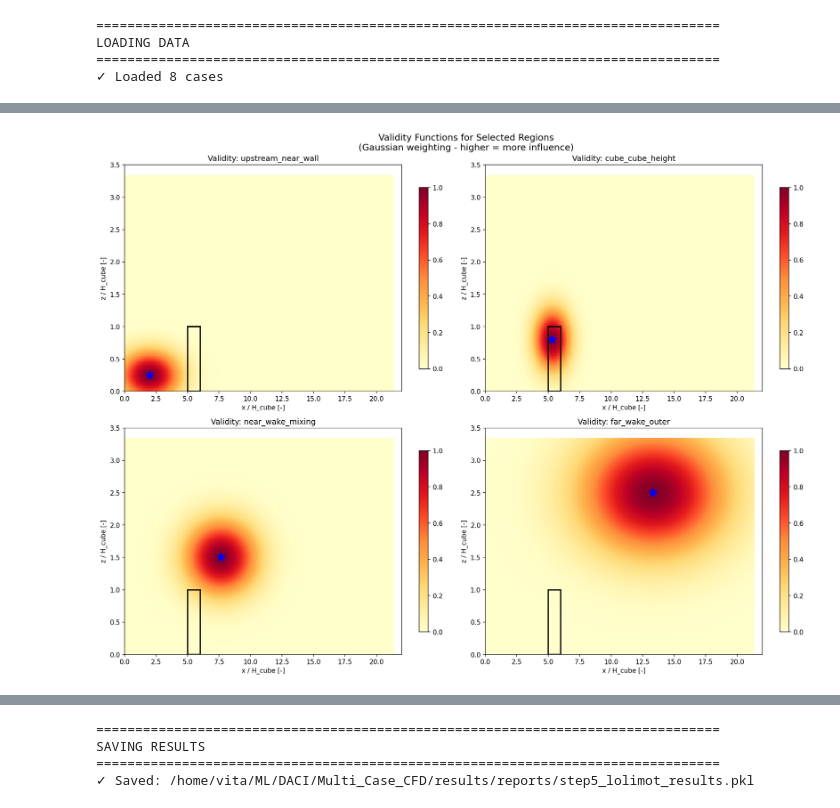
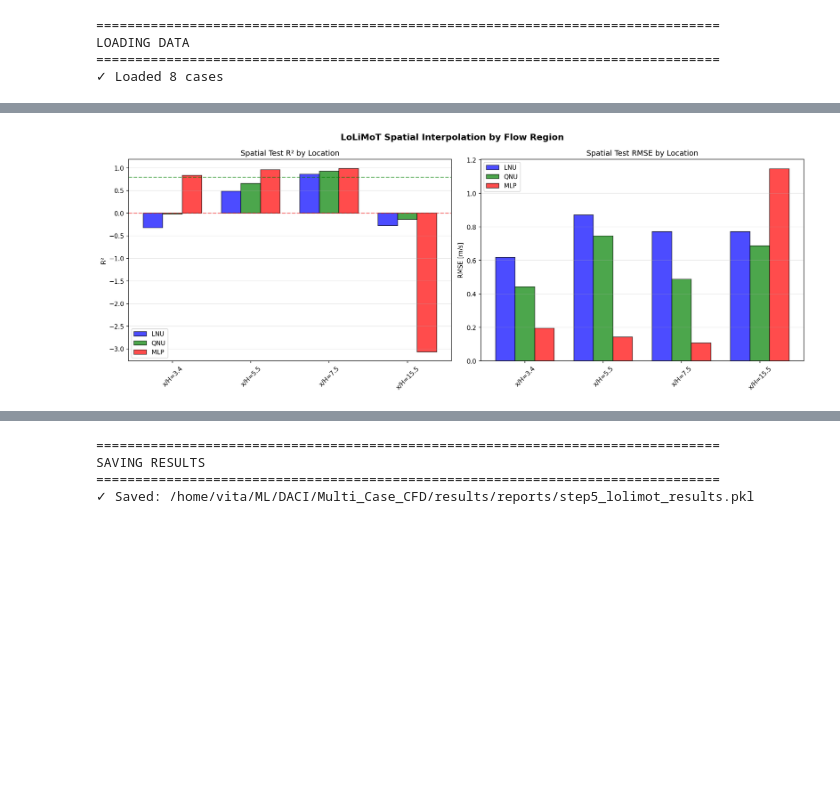
Before and after one commit to uhlirvit/DACI_Multi-case-cfd, a Jupyter notebook: notebooks/Step5__LoLiMoT.ipynb, the cells around one changed output, grey strips where cells are left out. Cells and saved outputs as stored; diff of their text form; code cells hidden in the pictures; blank space fills up the shorter version.

Commit message:
Add up until Step6 = Global model

```diff
--- a/notebooks/Step5__LoLiMoT.ipynb
+++ b/notebooks/Step5__LoLiMoT.ipynb
@@ -38,8 +42,8 @@ warnings.filterwarnings('ignore')
 # ============================================================================
 
 # INPUT_FILE = PROCESSED_DATA_DIR / 'all_cases_data.pkl'
-INPUT_FILE = PROCESSED_DATA_DIR / 'all_cases_data_11.pkl'     # Extracted 11 locations
-# INPUT_FILE = PROCESSED_DATA_DIR / 'all_cases_data_21.pkl'     # Extracted 21 locations
+# INPUT_FILE = PROCESSED_DATA_DIR / 'all_cases_data_11.pkl'     # Extracted 11 locations
+INPUT_FILE = PROCESSED_DATA_DIR / 'all_cases_data_21.pkl'     # Extracted 21 locations
 # INPUT_FILE = PROCESSED_DATA_DIR / 'all_cases_data_51.pkl'     # Extracted 51 locations
 
 OUTPUT_DIR = FIGURES_DIR
@@ -241,7 +250,6 @@ print(f"\n{'='*80}")
 print("ONE-HOT ENCODING")
 print("="*80)
 
-# Profile type encoding
 profile_types_all = np.array([[cp['profile_type']] for cp in case_parameters.values()])
 onehot_encoder = OneHotEncoder(sparse_output=False, categories='auto')
 onehot_encoder.fit(profile_types_all)
@@ -250,17 +258,12 @@ PROFILE_TYPE_MAP = {0: 'Uniform', 1: 'ABL+constant', 2: 'ABL+free', 3: 'ABL+lami
 N_PROFILE_TYPES = 4
 
 print(f"✓ Profile type encoder fitted")
-for ptype in range(N_PROFILE_TYPES):
-    encoding = onehot_encoder.transform([[ptype]])[0]
-    print(f"  Type {ptype} ({PROFILE_TYPE_MAP[ptype]:12s}): {encoding}")
 
-# Feature names (without x_norm and z_norm - these are used for validity, not model input)
-# Local models use: U_ref + profile_type (one-hot)
-FEATURE_NAMES = ['U_ref', 'type_Uniform', 'type_ABL+const', 'type_ABL+free', 'type_ABL+lam']
+# Feature names
+FEATURE_NAMES = ['x_norm', 'z_norm', 'U_ref', 'type_Uniform', 'type_ABL+const', 'type_ABL+free', 'type_ABL+lam']
 N_FEATURES = len(FEATURE_NAMES)
 
-print(f"\n✓ Local model features: {FEATURE_NAMES}")
-print(f"  (x and z determine WHICH models contribute, not model inputs)")
+print(f"✓ Features: {FEATURE_NAMES}")
 # %% [output]
 ================================================================================
 ONE-HOT ENCODING
@@ -697,51 +800,54 @@ CREATING VISUALIZATIONS
 # %%
 # ============================================================================
-# VISUALIZATION 2: VALIDITY FUNCTION EXAMPLE
+# VISUALIZATION 2: SPATIAL TEST BY LOCATION
 # ============================================================================
 
-fig, axes = plt.subplots(2, 2, figsize=(16, 12))
+fig, axes = plt.subplots(1, 2, figsize=(16, 6))
 
-# Select 4 representative regions to show
-show_regions = ['upstream_near_wall', 'cube_cube_height',
-                'near_wake_mixing', 'far_wake_outer']
+x_positions = np.arange(len(x_test))
+width = 0.25
 
-for ax, region_key in zip(axes.flat, show_regions):
-    if region_key not in REGIONS:
-        continue
+# R² by location
+ax = axes[0]
+for i, model_type in enumerate(model_names):
+    R2_by_loc = []
+    for x_loc in x_test:
+        results_at_x = [r for r in spatial_results[model_type] if r['x'] == x_loc]
+        R2_by_loc.append(np.mean([r['R2'] for r in results_at_x]))
+    ax.bar(x_positions + i*width, R2_by_loc, width, label=model_type,
+           color=colors[model_type], alpha=0.7, edgecolor='black')
 
-    region = REGIONS[region_key]
+ax.set_xticks(x_positions + width)
+ax.set_xticklabels([f'x/H={x/H_CUBE:.1f}' for x in x_test], rotation=45)
+ax.set_ylabel('R²')
+ax.set_title('Spatial Test R² by Location')
+ax.axhline(0, color='red', linestyle='--', alpha=0.5)
+ax.axhline(0.8, color='green', linestyle='--', alpha=0.5)
+ax.legend()
+ax.grid(True, alpha=0.3, axis='y')
 
-    # Compute validity over grid
-    validity_grid = np.zeros_like(X_grid)
-    for i in range(X_grid.shape[0]):
-        for j in range(X_grid.shape[1]):
-            validity_grid[i,j] = validity_function(X_grid[i,j], Z_grid[i,j], region)
+# RMSE by location
+ax = axes[1]
+for i, model_type in enumerate(model_names):
+    RMSE_by_loc = []
+    for x_loc in x_test:
+        results_at_x = [r for r in spatial_results[model_type] if r['x'] == x_loc]
+        RMSE_by_loc.append(np.mean([r['RMSE'] for r in results_at_x]))
+    ax.bar(x_positions + i*width, RMSE_by_loc, width, label=model_type,
+           color=colors[model_type], alpha=0.7, edgecolor='black')
 
-    im = ax.pcolormesh(X_grid/H_CUBE, Z_grid/H_CUBE, validity_grid,
-                       cmap='YlOrRd', vmin=0, vmax=1, shading='auto')
+ax.set_xticks(x_positions + width)
+ax.set_xticklabels([f'x/H={x/H_CUBE:.1f}' for x in x_test], rotation=45)
+ax.set_ylabel('RMSE [m/s]')
+ax.set_title('Spatial Test RMSE by Location')
+ax.legend()
+ax.grid(True, alpha=0.3, axis='y')
 
-    # Mark center
-    ax.plot(region['x_center']/H_CUBE, region['z_center']/H_CUBE,
-            'b*', markersize=15, label='Center')
-
-    # Draw cube
-    cube_rect = Rectangle((X_CUBE_FRONT/H_CUBE, 0), 1.0, 1.0,
-                          linewidth=2, edgecolor='black', facecolor='none')
-    ax.add_patch(cube_rect)
-
-    ax.set_xlabel('x / H_cube [-]')
-    ax.set_ylabel('z / H_cube [-]')
-    ax.set_title(f'Validity: {region_key}')
-    ax.set_xlim([0, 22])
-    ax.set_ylim([0, 3.5])
-    plt.colorbar(im, ax=ax, shrink=0.8)
-
-plt.suptitle('Validity Functions for Selected Regions\n'
-             '(Gaussian weighting - higher = more influence)', fontsize=14)
+plt.suptitle('LoLiMoT Spatial Interpolation by Flow Region', fontsize=14, fontweight='bold')
 plt.tight_layout()
-plt.savefig(OUTPUT_DIR / 'step5_validity_functions.png', dpi=300, bbox_inches='tight')
+plt.savefig(OUTPUT_DIR / 'step5_spatial_by_location.png', dpi=300, bbox_inches='tight')
 plt.show()
-print("✓ Saved: step5_validity_functions.png")
+print("✓ Saved: step5_spatial_by_location.png")
 plt.close()
 # %% [output]
-[figure, old version]
+[figure, new version]
```
Also changed, not shown: parts of 20 cells of this notebook, 26 other files.
